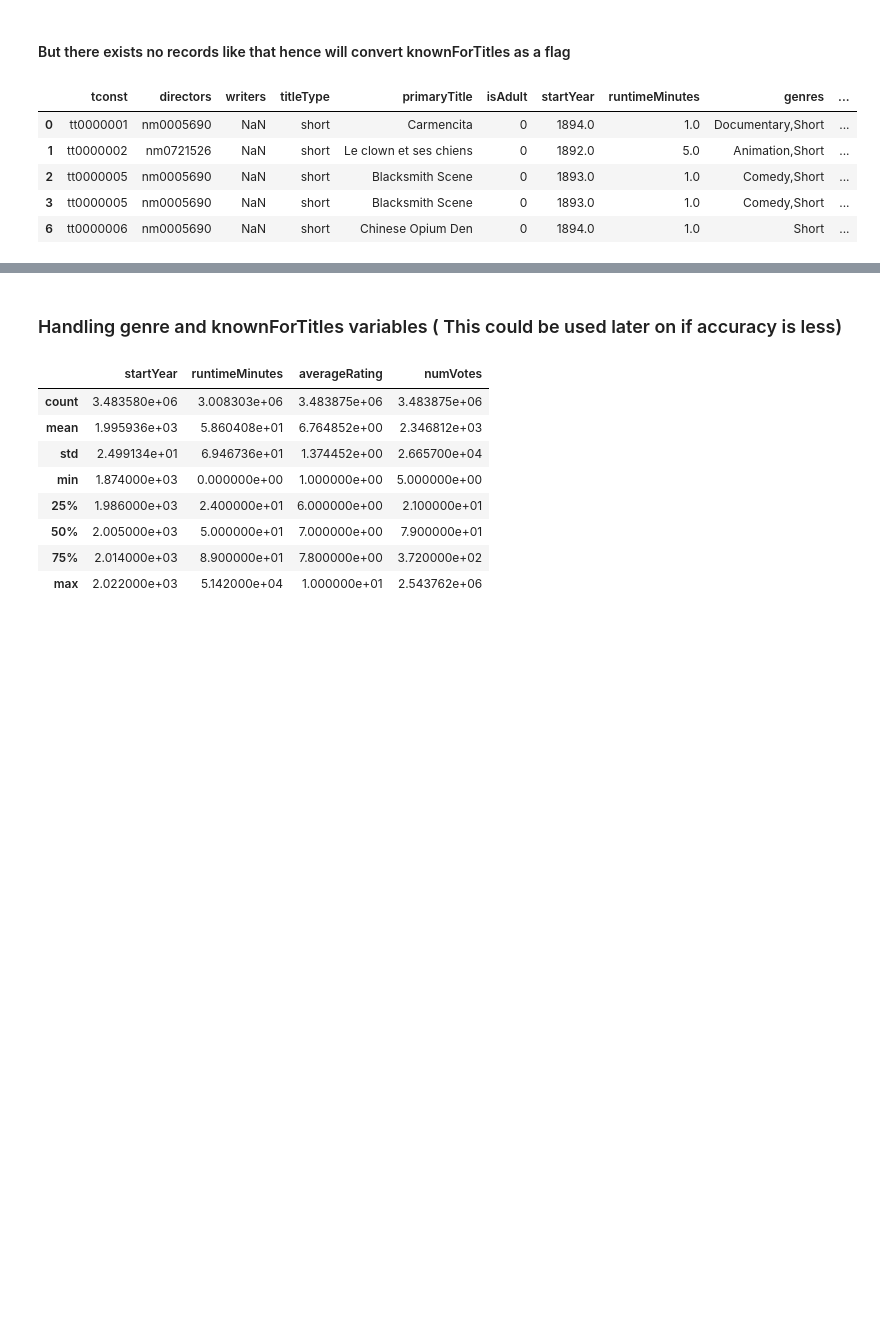
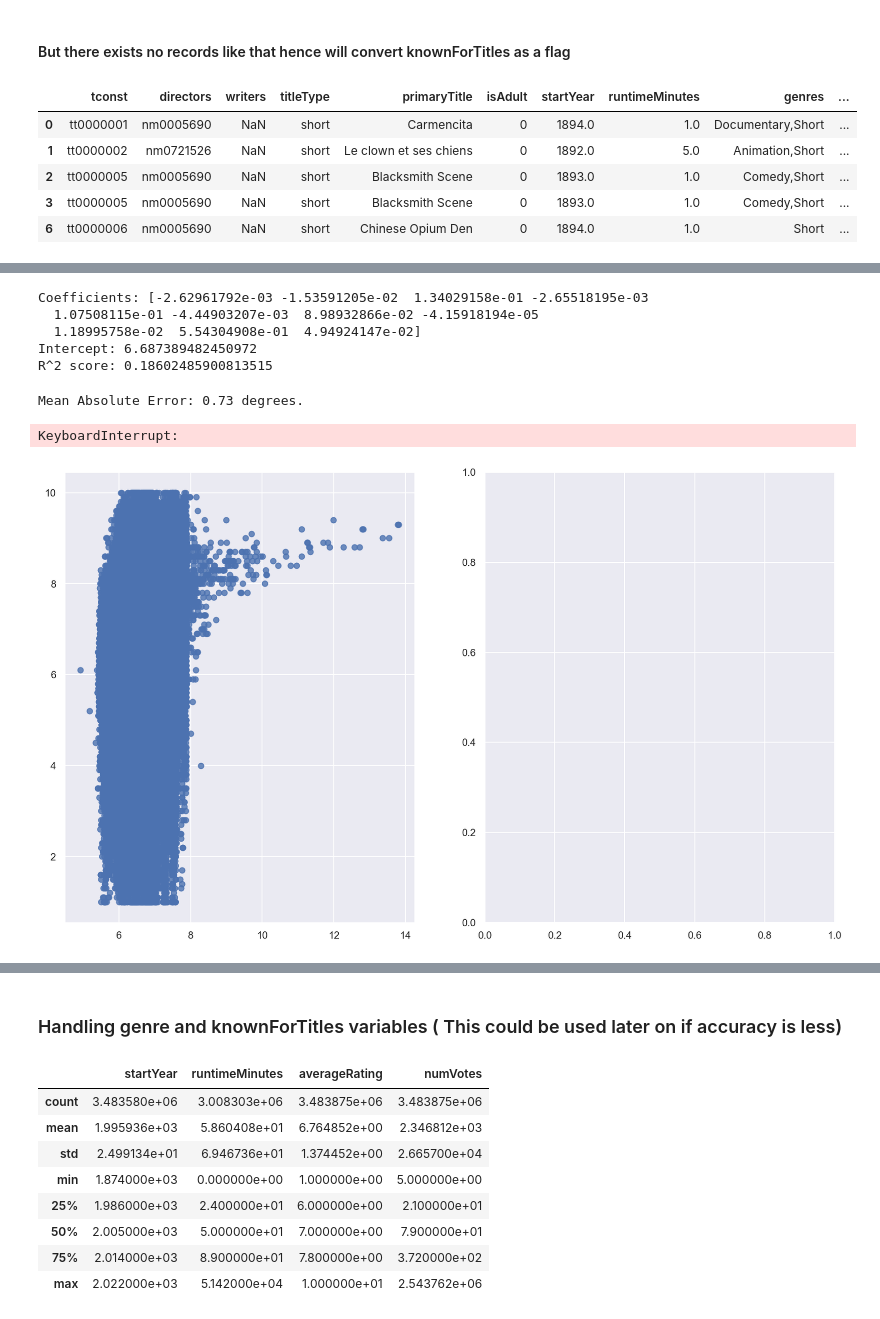
Before and after one commit to vishaalshiva/Imdbdataset, a Jupyter notebook: Univariate,Bivariate Analysis & Modeling.ipynb, the cells around one changed output, grey strips where cells are left out. Drawn from its saved outputs; the diff is of its cells as text; code cells hidden in the pictures; blank space fills up the shorter version.

```diff
--- a/Univariate,Bivariate Analysis & Modeling.ipynb
+++ b/Univariate,Bivariate Analysis & Modeling.ipynb
@@ -178,0 +303,2 @@ df.head()
+# %%
+df= encoder.transform(df)
@@ -178,0 +322,10 @@ df.head()
+# %%
+X = df[['primaryTitle', 'isAdult',
+       'startYear', 'runtimeMinutes', 'genres', 'knownForTitles',
+       'numVotes', 'numberofwriters',
+       'numberofdirectors', 'titleType', 'category']]
+y = df.target_variable
+# %%
+from sklearn.preprocessing import StandardScaler
+scaler = StandardScaler()
+X = scaler.fit_transform(X)
@@ -178,0 +370,14 @@ df.head()
+# %%
+from sklearn.linear_model import LinearRegression
+lin_reg = LinearRegression()
+lin_reg.fit(X, y)
+
+print(f'Coefficients: {lin_reg.coef_}')
+print(f'Intercept: {lin_reg.intercept_}')
+print(f'R^2 score: {lin_reg.score(X, y)}')
+# %% [output]
+Coefficients: [-2.62961792e-03 -1.53591205e-02  1.34029158e-01 -2.65518195e-03
+  1.07508115e-01 -4.44903207e-03  8.98932866e-02 -4.15918194e-05
+  1.18995758e-02  5.54304908e-01  4.94924147e-02]
+Intercept: 6.687389482450972
+R^2 score: 0.18602485900813515
@@ -178,0 +390,44 @@ df.head()
+# %%
+# Use the forest's predict method on the test data
+predictions = rf.predict(X_test)
+# Calculate the absolute errors
+errors = abs(predictions - y_test)
+# Print out the mean absolute error (mae)
+print('Mean Absolute Error:', round(np.mean(errors), 2), 'degrees.')
+# %% [output]
+Mean Absolute Error: 0.73 degrees.
+# %%
+%matplotlib inline
+%config InlineBackend.figure_format ='retina'
+import seaborn as sns
+import matplotlib.pyplot as plt
+import statsmodels.stats.api as sms
+sns.set_style('darkgrid')
+sns.mpl.rcParams['figure.figsize'] = (15.0, 9.0)
+
+def linearity_test(model, y):
+    '''
+    Function for visually inspecting the assumption of linearity in a linear regression model.
+    It plots observed vs. predicted values and residuals vs. predicted values.
+
+    Args:
+    * model - fitted OLS model from statsmodels
+    * y - observed values
+    '''
+    fitted_vals = model.predict()
+    resids = model.resid
+
+    fig, ax = plt.subplots(1,2)
+
+    sns.regplot(x=fitted_vals, y=y, lowess=True, ax=ax[0], line_kws={'color': 'red'})
+    ax[0].set_title('Observed vs. Predicted Values', fontsize=16)
+    ax[0].set(xlabel='Predicted', ylabel='Observed')
+
+    sns.regplot(x=fitted_vals, y=resids, lowess=True, ax=ax[1], line_kws={'color': 'red'})
+    ax[1].set_title('Residuals vs. Predicted Values', fontsize=16)
+    ax[1].set(xlabel='Predicted', ylabel='Residuals')
+
+linearity_test(lin_reg, y)
+# %% [output]
+KeyboardInterrupt:
+[figure, added]
```
Also changed, not shown: parts of 35 cells of this notebook.
